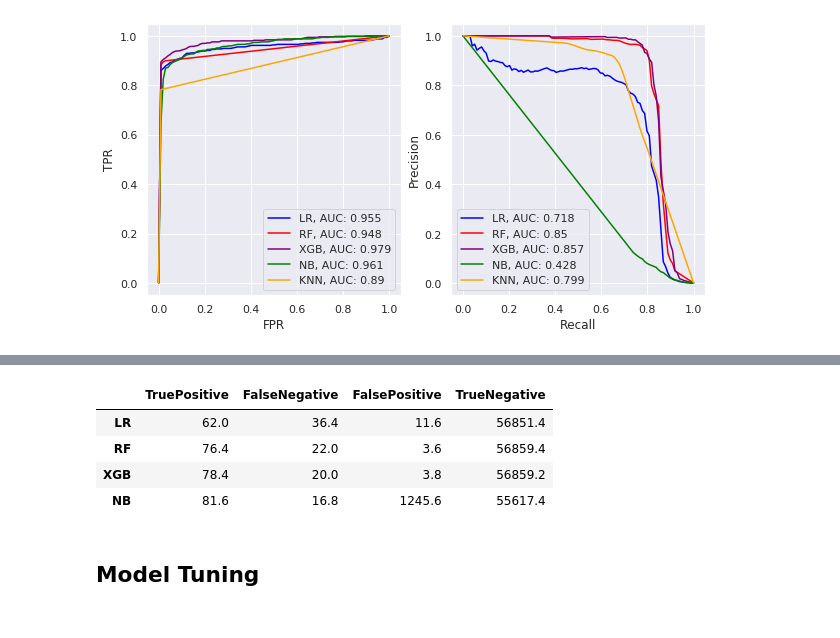
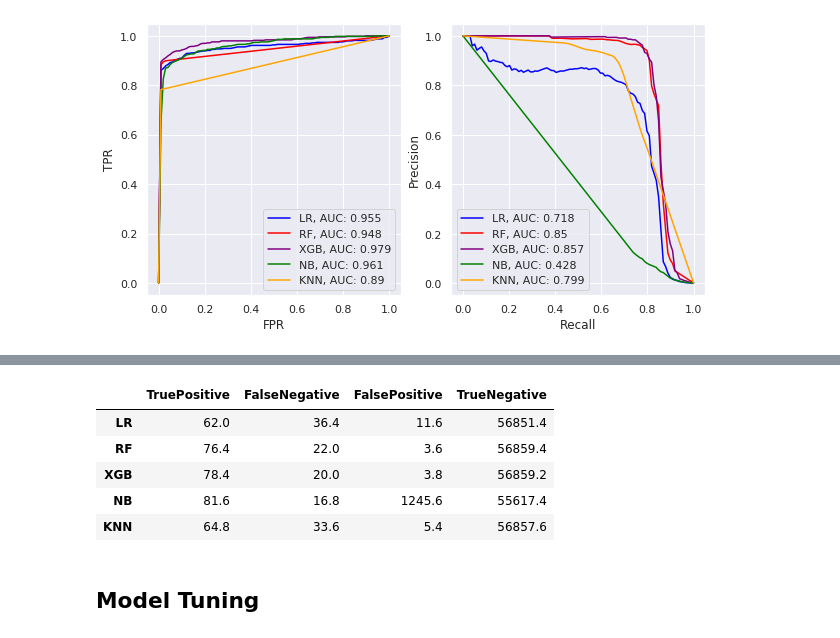
Before and after one commit to VladimirIsakov91/CreditCardFraud, a Jupyter notebook: CreditCardFraud.ipynb, the cells around one changed output, grey strips where cells are left out. Drawn from its saved outputs; the diff is of its cells as text; code cells hidden in the pictures.

Commit message:
refactor ml_pipeline

```diff
--- a/CreditCardFraud.ipynb
+++ b/CreditCardFraud.ipynb
@@ -196,17 +197,22 @@ plt.show()
 # %% [markdown]
 ## Model Exploration
 # %%
-def ml_pipeline(model, X, y, n_splits, smote=False):
+def ml_pipeline(experiment):
 
     try:
-        X = X.to_numpy()
-        y = y.to_numpy()
+        X = experiment.X.to_numpy()
+        y = experiment.y.to_numpy()
 
     except:
-        pass
+        X = experiment.X
+        y = experiment.y
 
     if len(y.shape) > 1:
         y = y.reshape(-1, )
+
+    n_splits = experiment.n_splits
+    smote = experiment.smote
+    model = experiment.model
 
     cv = StratifiedKFold(n_splits=n_splits, shuffle=True, random_state=SEED)
     cm = []
@@ -232,8 +238,6 @@ def ml_pipeline(model, X, y, n_splits, smote=False):
             X_s, y_s = next(gen)
             X_train = numpy.concatenate((X_train, X_s))
             y_train = numpy.concatenate((y_train, y_s))
-
-
 
         model.fit(X=X_train, y=y_train)
 
@@ -280,23 +284,19 @@ def ml_pipeline(model, X, y, n_splits, smote=False):
 
     return metrics, roc, pr, stats
 # %%
-def ml_run(models, X, y, names, n_splits, smote=False):
+def ml_run(experiments):
 
     run_stats = {}
     run_metrics = {}
     cms = {}
 
-    for idx, model in enumerate(models):
-        metrics, roc, pr, stats = ml_pipeline(model=model,
-                                              X=X,
-                                              y=y,
-                                              n_splits=n_splits,
-                                              smote=smote)
-        print(f'{names[idx]} - recall: {metrics["recall"]}, precision: {metrics["precision"]},'
+    for experiment in experiments:
+        metrics, roc, pr, stats = ml_pipeline(experiment=experiment)
+        print(f'{experiment.name} - recall: {metrics["recall"]}, precision: {metrics["precision"]},'
           f' ap: {metrics["ap"]}')
-        run_stats[names[idx]] = stats
-        cms[names[idx]] = metrics['cm']
-        run_metrics[names[idx]] = {'roc': roc, 'pr': pr, 'aucROC': metrics['aucROC'], 'aucPR': metrics['aucPR']}
+        run_stats[experiment.name] = stats
+        cms[experiment.name] = metrics['cm']
+        run_metrics[experiment.name] = {'roc': roc, 'pr': pr, 'aucROC': metrics['aucROC'], 'aucPR': metrics['aucPR']}
 
     return cms, run_stats, run_metrics
 # %%
@@ -340,0 +359,2 @@ KNN - recall: 0.658, precision: 0.924, ap: 0.713
+# %%
+cms, run_stats, run_metrics = ml_run(experiments=experiments)
@@ -357,16 +387,17 @@ XGB-NB p_value: 0.00000
 # %%
 columns = ['TruePositive', 'FalseNegative', 'FalsePositive', 'TrueNegative']
 def array2list(arr): return arr.flatten().tolist()
-confs = pandas.DataFrame(data=numpy.array([array2list(cms[name]) for name in names]),
-                         index=names,
+confs = pandas.DataFrame(data=numpy.array([array2list(cms[name]) for name in cms.keys()]),
+                         index=cms.keys(),
                          columns=columns)
 confs
 # %% [output]
 |  | TruePositive | FalseNegative | FalsePositive | TrueNegative |
 | LR | 62.0 | 36.4 | 11.6 | 56851.4 |
 | RF | 76.4 | 22.0 | 3.6 | 56859.4 |
 | XGB | 78.4 | 20.0 | 3.8 | 56859.2 |
 | NB | 81.6 | 16.8 | 1245.6 | 55617.4 |
+| KNN | 64.8 | 33.6 | 5.4 | 56857.6 |
 # %% [markdown]
 ## Model Tuning
 # %% [markdown]
```
Also changed, not shown: parts of 14 cells of this notebook, 3 other files.
